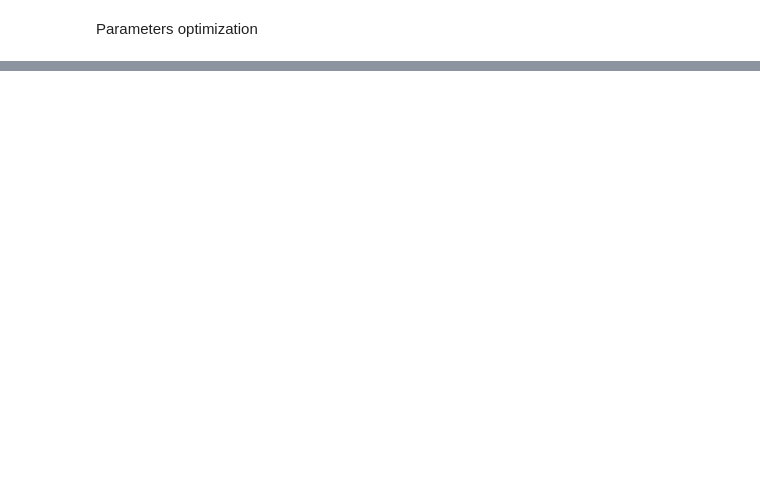
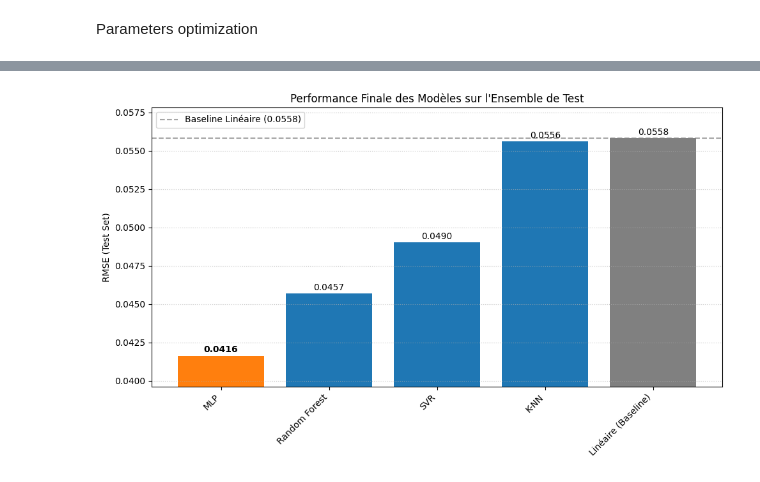
Before and after one commit to thomasrixen/LELEC2870-Project, a Jupyter notebook: Part2/Part2.ipynb, the cells around one changed output, grey strips where cells are left out. Cells and saved outputs as stored; diff of their text form; code cells hidden in the pictures; blank space fills up the shorter version.

```diff
--- a/Part2/Part2.ipynb
+++ b/Part2/Part2.ipynb
@@ -539,0 +765,86 @@ print(feature_importance_df)
+# %%
+
+
+# --- 2. Prédictions et Calculs ---
+
+# Assurez-vous que X_test_part2 (12 features) et y_test_ravel sont définis
+
+# Prédictions sur l'ensemble de Test
+y_pred_test_mlp = best_mlp_model_final.predict(X_test_part2)
+y_pred_test_rf = best_rf_model.predict(X_test_part2)
+y_pred_test_svr = best_svr_model.predict(X_test_part2)
+y_pred_test_knn = best_knn_model.predict(X_test_part2)
+
+# Calcul des RMSE de Test
+rmse_test_mlp = compute_rmse(y_pred_test_mlp, y_test_ravel)
+rmse_test_rf = compute_rmse(y_pred_test_rf, y_test_ravel)
+rmse_test_svr = compute_rmse(y_pred_test_svr, y_test_ravel)
+rmse_test_knn = compute_rmse(y_pred_test_knn, y_test_ravel)
+
+# Modèle Linéaire (Baseline - Valeur obtenue en Partie 1)
+rmse_test_linear = 0.0558
+
+# --- 3. Synthèse des Résultats Finals ---
+
+results_test = {
+    "MLP": rmse_test_mlp,
+    "Random Forest": rmse_test_rf,
+    "SVR": rmse_test_svr,
+    "K-NN": rmse_test_knn,
+    "Linéaire (Baseline)": rmse_test_linear
+}
+
+print("\n=======================================================")
+print("  TABLEAU FINAL DES PERFORMANCES SUR L'ENSEMBLE DE TEST  ")
+print("=======================================================")
+# Affichage trié par ordre croissant de RMSE (meilleure performance en premier)
+for model, rmse in sorted(results_test.items(), key=lambda item: item[1]):
+    print(f"{model:<20} : {rmse:.4f}")
+print("=======================================================")
+
+best_final_rmse = min(results_test.values())
+print(f"Le meilleur score de généralisation final est : {best_final_rmse:.4f}")
+
+results_test = {
+    "MLP": rmse_test_mlp,
+    "Random Forest": rmse_test_rf,
+    "SVR": rmse_test_svr,
+    "K-NN": rmse_test_knn,
+    "Linéaire (Baseline)": rmse_test_linear
+}
+
+# Tri des modèles par RMSE (du meilleur au moins bon)
+sorted_results = dict(sorted(results_test.items(), key=lambda item: item[1]))
+model_names = list(sorted_results.keys())
+rmse_values = list(sorted_results.values())
+
+# 2. TRACÉ DU GRAPHIQUE
+
+plt.figure(figsize=(10, 6))
+
+# Couleurs (pour distinguer le vainqueur et la baseline)
+colors = ['#1f77b4'] * 4 + ['#808080'] # MLP/RF/SVR/kNN en bleu, Linéaire en gris
+# Mettre le vainqueur en évidence (la première barre après le tri)
+colors[0] = '#ff7f0e' # Orange pour le meilleur modèle (MLP)
+
+bars = plt.bar(model_names, rmse_values, color=colors)
+
+# Ajouter des annotations de valeur au-dessus des barres
+for bar in bars:
+    yval = bar.get_height()
+    plt.text(bar.get_x() + bar.get_width()/2, yval + 0.0001, f'{yval:.4f}', ha='center', va='bottom', fontsize=10, weight='bold' if yval == min(rmse_values) else 'normal')
+
+# Ajouter une ligne pour la baseline Linéaire
+plt.axhline(y=rmse_test_linear, color='gray', linestyle='--', label=f'Baseline Linéaire ({rmse_test_linear:.4f})', alpha=0.7)
+
+
+plt.ylim(min(rmse_values) - 0.002, max(rmse_values) + 0.002) # Ajuster l'axe Y
+plt.ylabel("RMSE (Test Set)")
+plt.title("Performance Finale des Modèles sur l'Ensemble de Test")
+plt.legend()
+plt.grid(axis='y', linestyle=':', alpha=0.7)
+plt.xticks(rotation=45, ha='right')
+plt.tight_layout()
+plt.savefig("C:/Users/User/Desktop/GBIOM2/LELEC2870_Machine_learning/LELEC2870-Project/plots/comparaison_test_finale.pdf")
+plt.show()
+# %% [output]
@@ -539,0 +861 @@ print(feature_importance_df)
+[figure, added]
```
Also changed, not shown: parts of 11 cells of this notebook.
